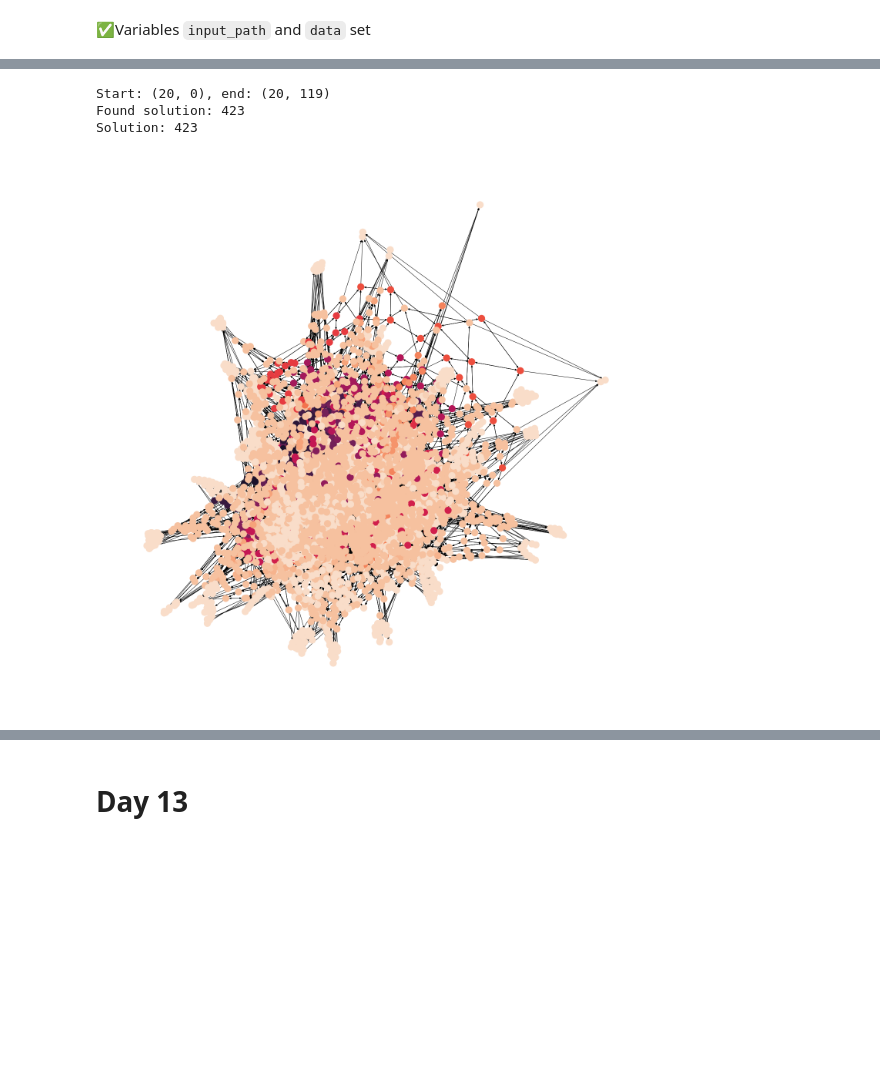
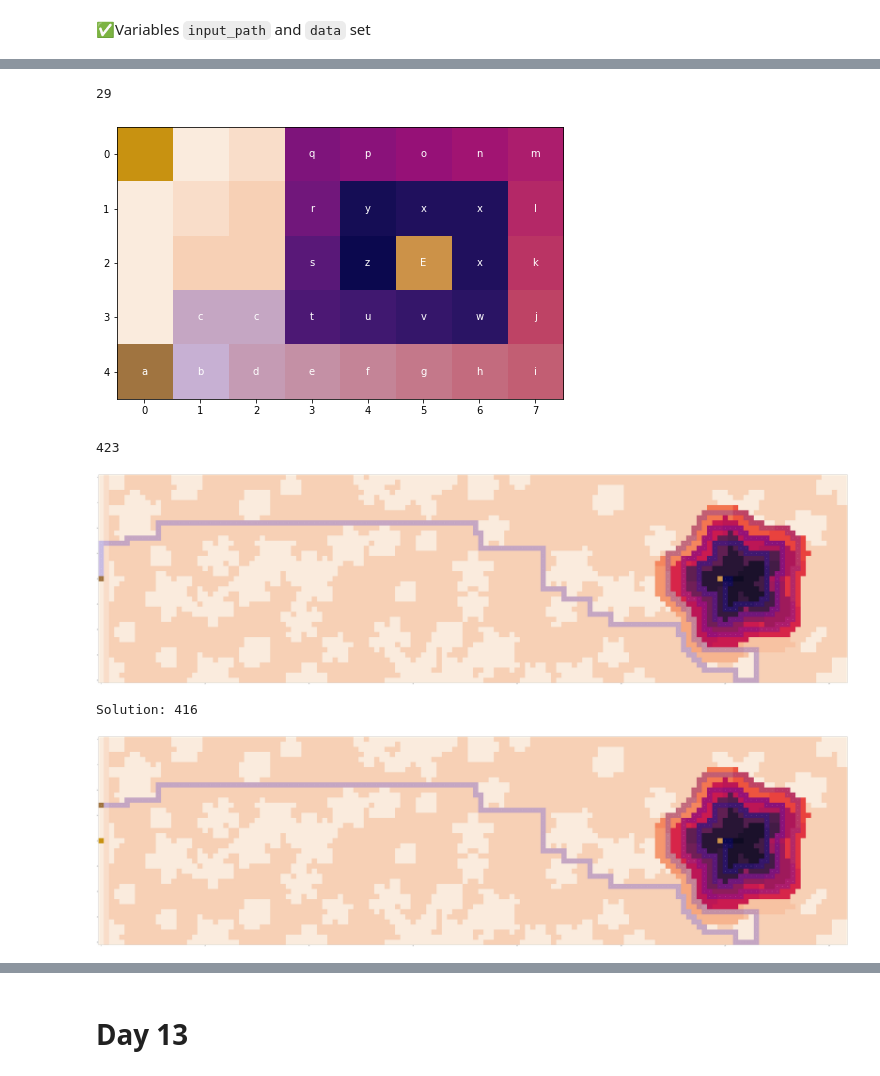
Before and after one commit to jfthuong/Advent-Code, a Jupyter notebook: 2022/Solve_Puzzles.ipynb, the cells around one changed output, grey strips where cells are left out. Drawn from its saved outputs; the diff is of its cells as text; code cells hidden in the pictures; blank space fills up the shorter version.

Commit message:
Implemented tools for Graphs

```diff
--- a/2022/Solve_Puzzles.ipynb
+++ b/2022/Solve_Puzzles.ipynb
@@ -1644,0 +1483,9 @@ Found solution: 31
+# %%
+PALETTE_ROCKET_R_26 =get_palette(26, name_palette="rocket", reverse=True)
+
+ANSYS_GOLD = "#FFB71B"
+ANSYS_BRONZE = "#C89211"
+
+%show_palette get_palette(reverse=True)
+%show_palette PALETTE_ROCKET_R_26
+%show_palette PALETTE_ROCKET_R_26 + [ANSYS_GOLD, ANSYS_BRONZE]
@@ -1644,0 +1496,7 @@ Found solution: 31
+# %%
+def get_height(letter: str, pos_x: int, pos_y: int) -> int:
+    return {"S": "a", "E": "z"}.get(letter, letter)
+
+
+gn = GridWithNetwork(MINI_DATA, func=get_height, start="S", end="E", with_original=True)
+gn.data, gn.encoded, gn.start, gn.end
@@ -1644,0 +1516,18 @@ Found solution: 31
+# %%
+def is_valid_edge(val1: str, x1:int, y1:int, val2: str, *args) -> bool:
+    next_letter = chr(ord(val1) + 1)
+    return val2 <= next_letter
+
+
+def get_node_color(value:str, *args) -> str:
+    """Associate a color to the nodes"""
+    if value == "S":
+        color = ANSYS_BRONZE
+    elif value == "E":
+        color = ANSYS_GOLD
+    else:
+        color = PALETTE_ROCKET_R_26[ord(value) - ord("a")]
+    return color
+
+gn.build_graph(is_valid_edge, node_color_func=get_node_color)
+gn.show_graph()
@@ -1645,9 +1614,17 @@ Found solution: 31
+# %%
+find_shortest_path(MINI_DATA, with_new_start=True)
+# %% [output]
+29
+[figure, added]
+# %%
+find_shortest_path(data)
+# %% [output]
+423
+[figure, added]
 # %%
-solution = get_shortest_path_from_str(data, show_graph=True)
+solution = find_shortest_path(data, with_new_start=True)
 print(f"Solution: {solution}")
-# submit(solution, day=12, year=2022, part=1)
+# submit(solution, day=12, year=2022, part=2)
 # %% [output]
-Start: (20, 0), end: (20, 119)
-Found solution: 423
-Solution: 423
+Solution: 416
-[figure, old version]
+[figure, new version]
```
Also changed, not shown: parts of 21 cells of this notebook, 3 other files.
